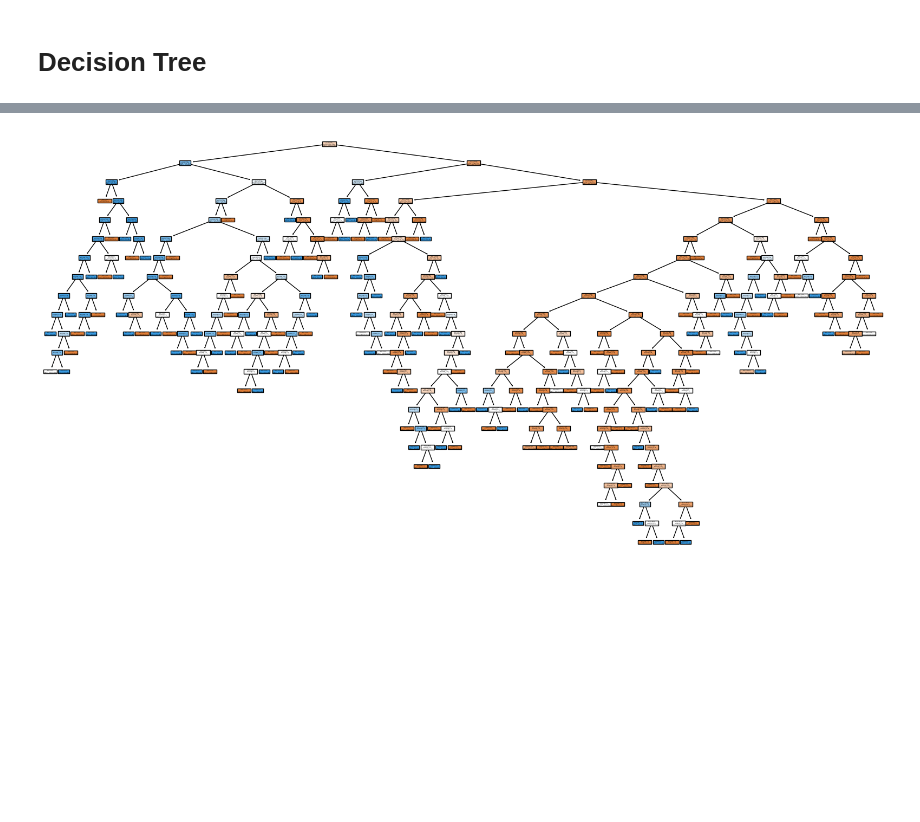
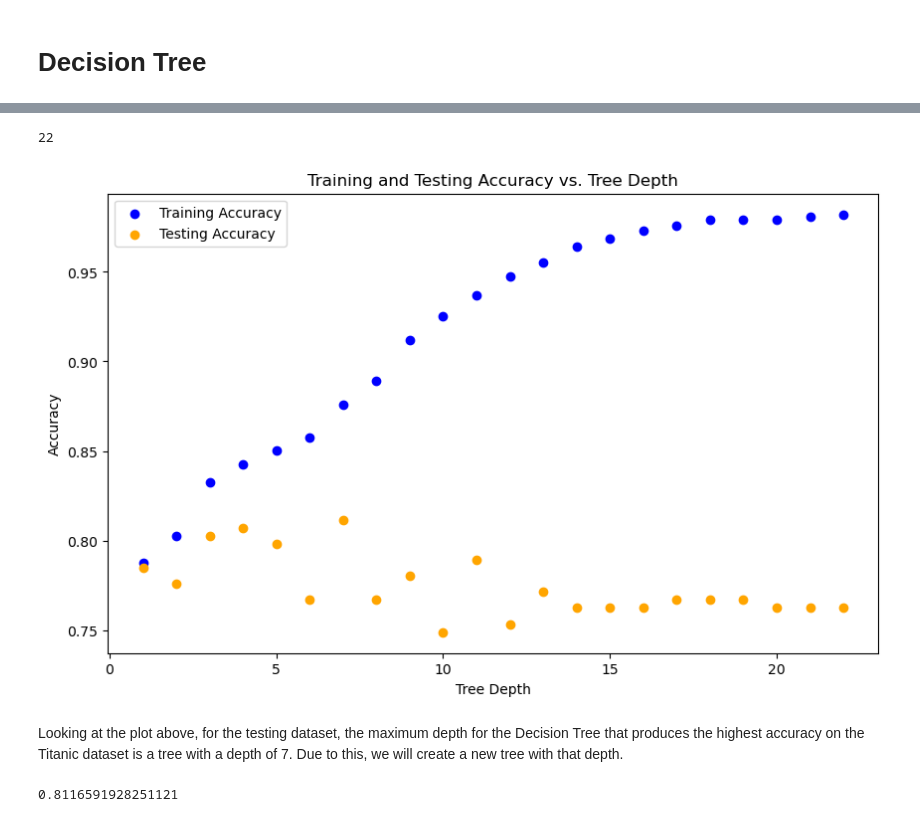
Before and after one commit to rachek253/CS_315_Group_Project, a Jupyter notebook: CS315_GroupProject.ipynb, the cells around one changed output, grey strips where cells are left out. Saved outputs shown, nothing was run; the diff lists cells and outputs as text; code cells hidden in the pictures; blank space fills up the shorter version.

```diff
--- a/CS315_GroupProject.ipynb
+++ b/CS315_GroupProject.ipynb
@@ -148,7 +167,42 @@ plt.show()
 # %%
-# Assuming you've already trained a DecisionTreeClassifier named `dt_model`
-plt.figure(figsize=(20,10))  # Set the figure size for better visibility
-plot_tree(decision_tree_titanic, feature_names=titanic_target, class_names=['Not Survived', 'Survived'], filled=True)
-plt.show()
+## looking at the max depth of the decision tree
+decision_tree_titanic.get_depth()
 # %% [output]
-[figure, removed]
+22
+# %%
+## trying to optimize the depth of the Decision Tree to increase the accuracy of the model on the test dataset
+from sklearn.metrics import accuracy_score
+
+# Test different depths and evaluate on the validation set
+train_accuracies = []
+test_accuracies = []
+
+for depth in range(1, 23): #let_max depth range from 1 to 22 inclusive
+    dt_model = DecisionTreeClassifier(max_depth=depth, random_state=42)
+    dt_model.fit(x_train, y_train)
+
+    # Evaluate on training and validation sets
+    train_accuracies.append(accuracy_score(y_train, dt_model.predict(x_train)))
+    test_accuracies.append(accuracy_score(y_test, dt_model.predict(x_test)))
+
+depth = range(1,23)
+
+# Plot training and validation accuracies
+plt.figure(figsize=(10, 6))
+plt.scatter(depth, train_accuracies, label = "Training Accuracy", color = "blue")
+plt.scatter(depth, test_accuracies, label = "Testing Accuracy", color = "orange")
+plt.xlabel("Tree Depth")
+plt.ylabel("Accuracy")
+plt.legend()
+plt.title("Training and Testing Accuracy vs. Tree Depth")
+plt.show()
+# %% [output]
+[figure, added]
+# %% [markdown]
+Looking at the plot above, for the testing dataset, the maximum depth for the Decision Tree that produces the highest accuracy on the Titanic dataset is a tree with a depth of 7. Due to this, we will create a new tree with that depth.
+# %%
+new_dt_titanic = DecisionTreeClassifier(random_state = 42, max_depth = 7)
+new_dt_titanic.fit(x_train, y_train)
+new_dt_titanic.score(x_test, y_test)
+# %% [output]
+0.8116591928251121
```
Also changed, not shown: parts of 13 cells of this notebook, 1 other file.
